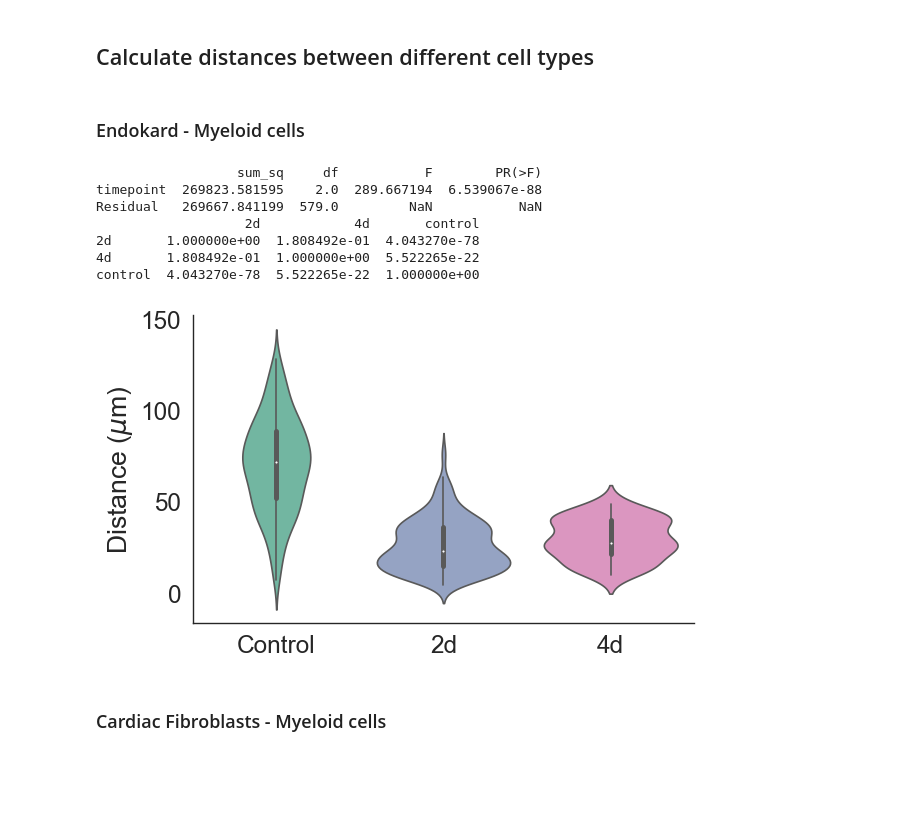
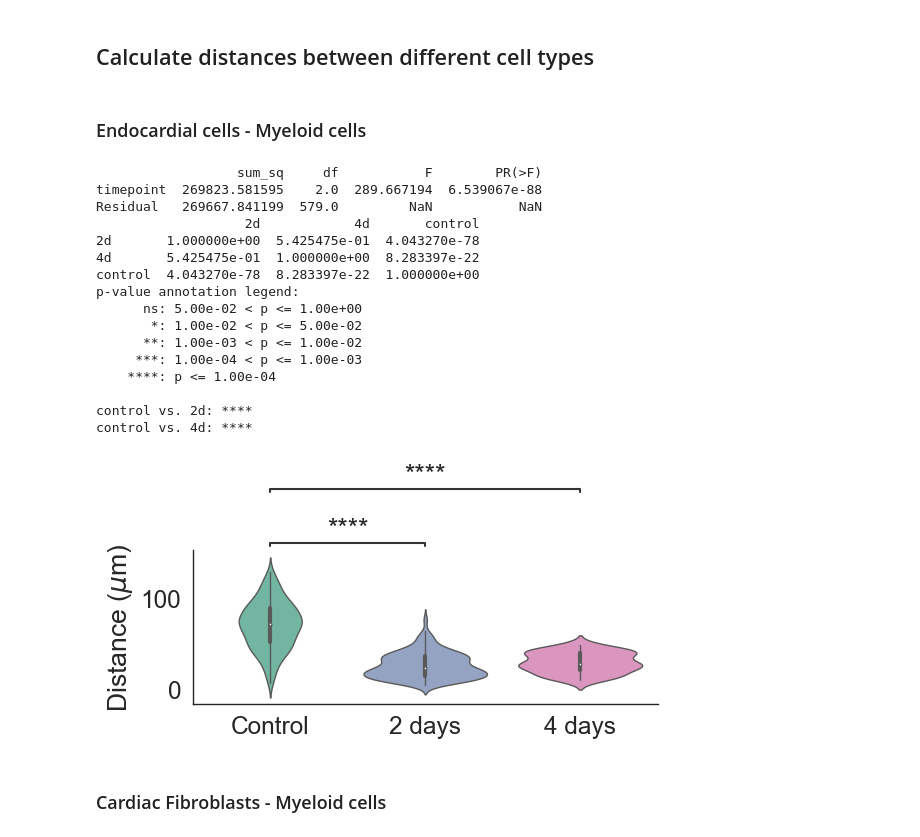
Before and after one commit to SchapiroLabor/mi_spatialomics, a Jupyter notebook: analysis/molecular_cartography_python/molkart.local_analysis_lianaplus.ipynb, the cells around one changed output. Cells and saved outputs as stored; diff of their text form; code cells hidden in the pictures; blank space fills up the shorter version.

Commit message:
Updated a number of figures.

```diff
--- a/analysis/molecular_cartography_python/molkart.local_analysis_lianaplus.ipynb
+++ b/analysis/molecular_cartography_python/molkart.local_analysis_lianaplus.ipynb
@@ -374,11 +367,11 @@ plt.savefig("../../plots/molkart.liana_plus.4d.nppa_myeloid.pdf", bbox_inches='t
 # %% [markdown]
 ## Calculate distances between different cell types
 # %% [markdown]
-### Endokard - Myeloid cells
+### Endocardial cells - Myeloid cells
 # %%
 import seaborn as sns
 
-plot_size_factor = 4
+plot_size_factor = 2
 
 ##### control calculations
 ndist_neighbours = 3
@@ -434,43 +427,72 @@ aov_table = sm.stats.anova_lm(ols('distance ~ timepoint', data=endo_distances_df
 print(aov_table)
 
 import scikit_posthocs as sp
-t_tests = sp.posthoc_ttest(endo_distances_df, val_col='distance', group_col='timepoint', p_adjust='holm')
+t_tests = sp.posthoc_ttest(endo_distances_df, val_col='distance', group_col='timepoint', p_adjust='bonferroni')
 print(t_tests)
 
+
+
+from statannotations.Annotator import Annotator
 # Set the order that the keys in endo_distances_dict will be plotted to control, 4h, 2d, 4d
 endo_distances_dict = {key: endo_distances_dict[key] for key in ['control', '2d', '4d']}
 
 sns.set_style('white')
 sns.set_context("paper", font_scale = 2)
-fig, ax = plt.subplots(figsize=(plot_size_factor*1.618,plot_size_factor))
+fig, ax = plt.subplots(figsize=(plot_size_factor*3,plot_size_factor))
 # Take the first, third and fourth color from the color palette 'Set2' in seaborn
 
-# Plot the violin plots
-sns.violinplot(data = list(endo_distances_dict.values()), palette=selected_colors, ax=ax, alpha = 1)
+# Create a list of dataframes, one for each key-value pair in the dictionary
+dfs = [pd.DataFrame({ 'key': k, 'value': v }) for k, v in endo_distances_dict.items()]
+
+# Concatenate all the dataframes together
+df_endo = pd.concat(dfs, ignore_index=True)
+
+ax = sns.violinplot(data = df_endo, x='key', y='value', palette=selected_colors,
+               alpha=1, linewidth=1)
+ax.set(xlabel=None)
+
+pairs = [("control", "2d"), ("control", "4d")]
+order = ['control', '2d', '4d']
+annot = Annotator(ax, pairs, data=df_endo, x='key', y='value', order=order)
+annot.new_plot(ax, pairs= pairs,
+               data=df_endo, x="key", y="value", order=order)
+annot.configure(loc='outside')
+annot.set_custom_annotations(["****", "****"])
+annot.annotate()
+
 # Add a stripplot on top of the violin plots
 #sns.stripplot(data = list(endo_distances_dict.values()), color="black", alpha=0.5, ax=ax,jitter=True)
 
 # Plot data points on top of violin plots. Each data point should be a measurement from one cell
 #sns.swarmplot(data = list(endo_distances_dict.values()), color="black", alpha=0.5)
 
 # Rename the x axis labels to control, 2d, 4d
-plt.xticks([0, 1, 2], ['Control', '2d', '4d'])
+plt.xticks([0, 1, 2], ['Control', '2 days', '4 days'])
 
 # Remove the black border of the plottng area
 sns.despine()
 # Add ylab that says distance to closest myeloid cell (micrometer) with the scientific symbol for micrometer
 plt.ylabel('Distance ($\mu$m)')
 
 plt.savefig("../../plots/molkart.liana_plus.distance_boxplot.endocard_myeloid.pdf", bbox_inches='tight')
 # %% [output]
                   sum_sq     df           F        PR(>F)
 timepoint  269823.581595    2.0  289.667194  6.539067e-88
 Residual   269667.841199  579.0         NaN           NaN
                    2d            4d       control
-2d       1.000000e+00  1.808492e-01  4.043270e-78
-4d       1.808492e-01  1.000000e+00  5.522265e-22
-control  4.043270e-78  5.522265e-22  1.000000e+00
+2d       1.000000e+00  5.425475e-01  4.043270e-78
+4d       5.425475e-01  1.000000e+00  8.283397e-22
+control  4.043270e-78  8.283397e-22  1.000000e+00
+p-value annotation legend:
+      ns: 5.00e-02 < p <= 1.00e+00
+       *: 1.00e-02 < p <= 5.00e-02
+      **: 1.00e-03 < p <= 1.00e-02
+     ***: 1.00e-04 < p <= 1.00e-03
+    ****: p <= 1.00e-04
+
+control vs. 2d: ****
+control vs. 4d: ****
-[figure, old version]
+[figure, new version]
 # %% [markdown]
 ### Cardiac Fibroblasts - Myeloid cells
 # %%
```
Also changed, not shown: parts of 16 cells of this notebook, 42 other files.
